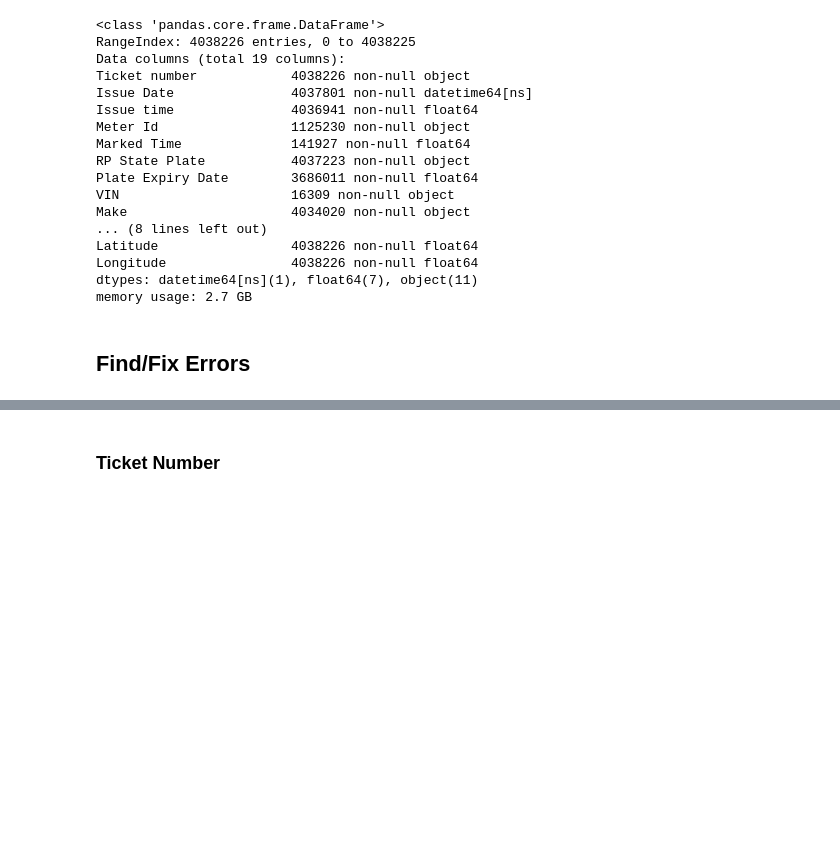
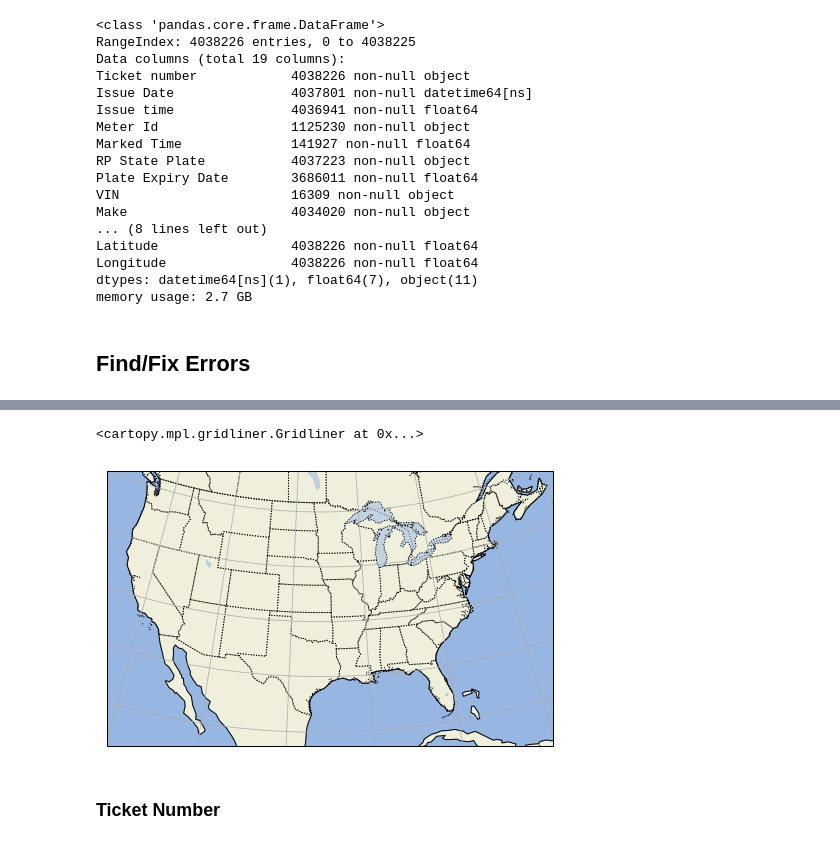
Before and after one commit to jachen36/2018_la_parking_citation, a Jupyter notebook: cleaning.ipynb, the cells around one changed output, grey strips where cells are left out. Cells and saved outputs as stored; diff of their text form; code cells hidden in the pictures; blank space fills up the shorter version.

```diff
--- a/cleaning.ipynb
+++ b/cleaning.ipynb
@@ -52,0 +158,21 @@ memory usage: 2.7 GB
+# %%
+fig = plt.figure(figsize = (8,6))
+# ax = fig.add_subplot(1,1,1, projection = ccrs.LambertConformal())
+ax = fig.add_subplot(1,1,1, projection = ccrs.LambertConformal())
+
+ax.add_feature(cfeat.LAND)
+ax.add_feature(cfeat.OCEAN)
+ax.add_feature(cfeat.COASTLINE)
+ax.add_feature(cfeat.BORDERS, linestyle = ':')
+ax.add_feature(cfeat.LAKES, alpha = 0.5)
+ax.set_extent((-120, -70, 20, 50))
+
+state_borders = cfeat.NaturalEarthFeature(category='cultural', name = 'admin_1_states_provinces_lakes',
+                                         scale = '50m', facecolor = 'none')
+ax.add_feature(state_borders, linestyle = 'dotted', edgecolor = 'black')
+ax.gridlines()
+# ax.scatter(-122.698919, 79.744606, marker = '*', s = 500, c= 'r')
+# ax.set_extent((-100, -90, 50, 90))
+# %% [output]
+<cartopy.mpl.gridliner.Gridliner at 0x...>
+[figure, added]
```
Also changed, not shown: parts of 26 cells of this notebook, 2 other files.
